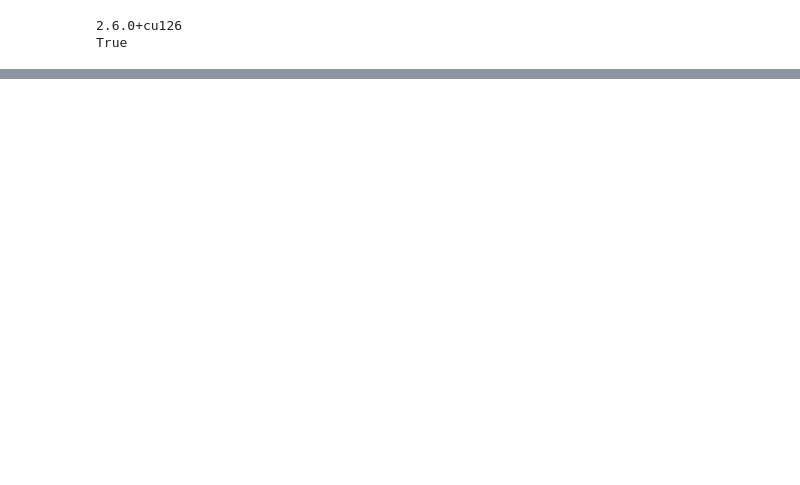
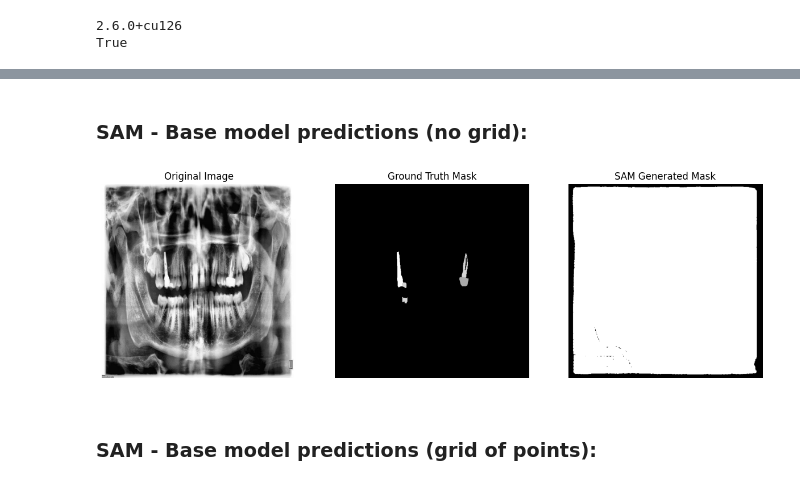
Before and after one commit to OSmith132/Automated-Dental-Segmentation, a Jupyter notebook: main.ipynb, the cells around one changed output, grey strips where cells are left out. Drawn from its saved outputs; the diff is of its cells as text; code cells hidden in the pictures; blank space fills up the shorter version.

Commit message:
Added SAM base predictions on images two ways

```diff
--- a/main.ipynb
+++ b/main.ipynb
@@ -315,0 +43,12 @@ print(mask_df)
+# %%
+# Create dataset objects for each split
+dataset_path = "Datasets/Dental project.v19i.coco-1"
+
+test_dataset = ImageMaskDataset(dataset_path, "test")
+train_dataset = ImageMaskDataset(dataset_path, "train")
+valid_dataset = ImageMaskDataset(dataset_path, "valid")
+
+# Test using a random image
+# test_dataset.show_image_mask(random.randint(0,len(test_dataset)-1))
+# train_dataset.show_image_mask(random.randint(0,len(train_dataset)-1))
+# valid_dataset.show_image_mask(random.randint(0,len(valid_dataset)-1))
@@ -315,0 +58,27 @@ print(mask_df)
+# %%
+# Select random image
+image_idx = random.randint(0, len(test_dataset)-1)
+
+# Load an image
+image_tensor= test_dataset[image_idx][0]
+
+# Ensure the image tensor is in the correct shape for SAM
+image_np = image_tensor.permute(1, 2, 0).cpu().numpy()  # Convert tensor (C, H, W) to (H, W, C)
+# %% [markdown]
+### SAM - Base model predictions (no grid):
+# %%
+# Load the SAM model
+sam_checkpoint = "Models/sam_vit_l_0b3195.pth"
+sam_model = sam_model_registry["vit_l"](checkpoint=sam_checkpoint)
+sam_model = sam_model.to("cuda")
+
+# Initialize Automatic Mask Generator and generate mask
+mask_generator = SamAutomaticMaskGenerator(sam_model)
+masks = mask_generator.generate(image_np)
+# %%
+# Visualise Output
+test_dataset.compare_image_masks(image_idx, masks)
+# %% [output]
+[figure, added]
+# %% [markdown]
+### SAM - Base model predictions (grid of points):
```
Also changed, not shown: parts of 11 cells of this notebook, 3 other files.
